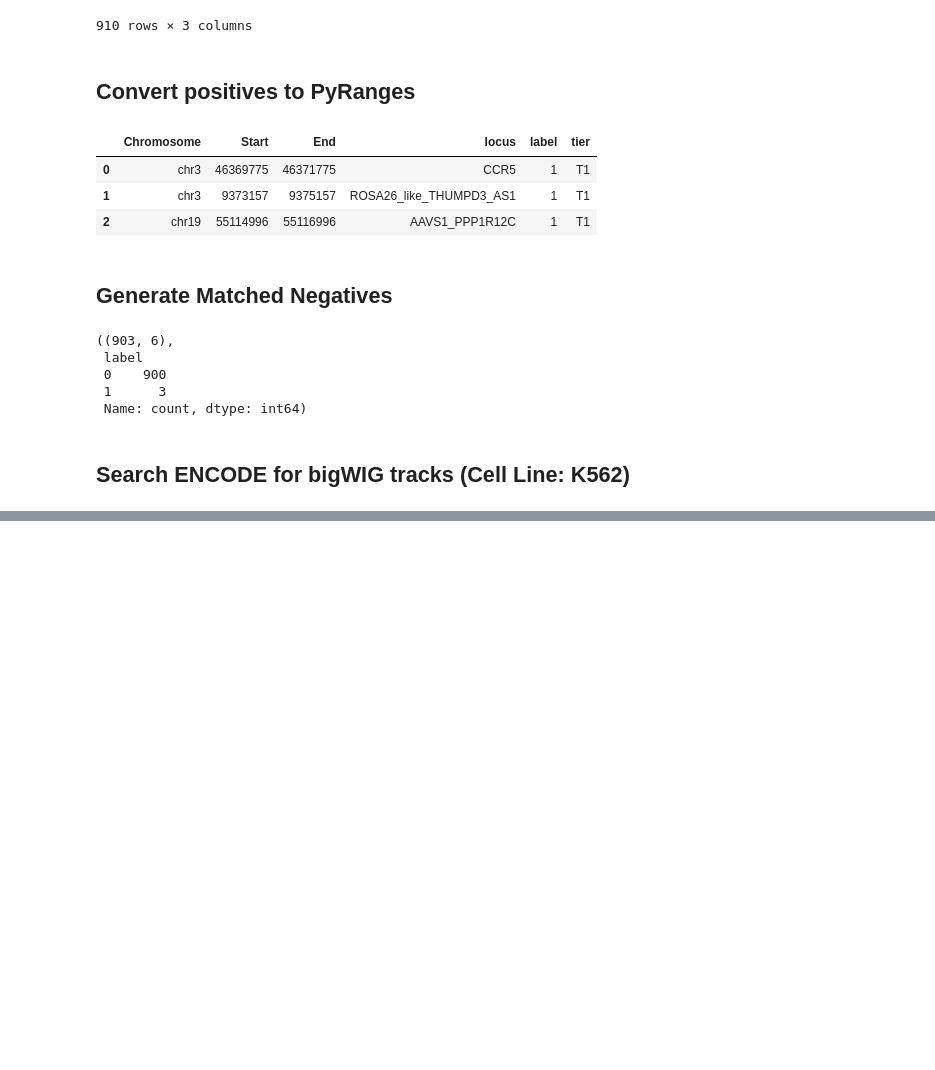
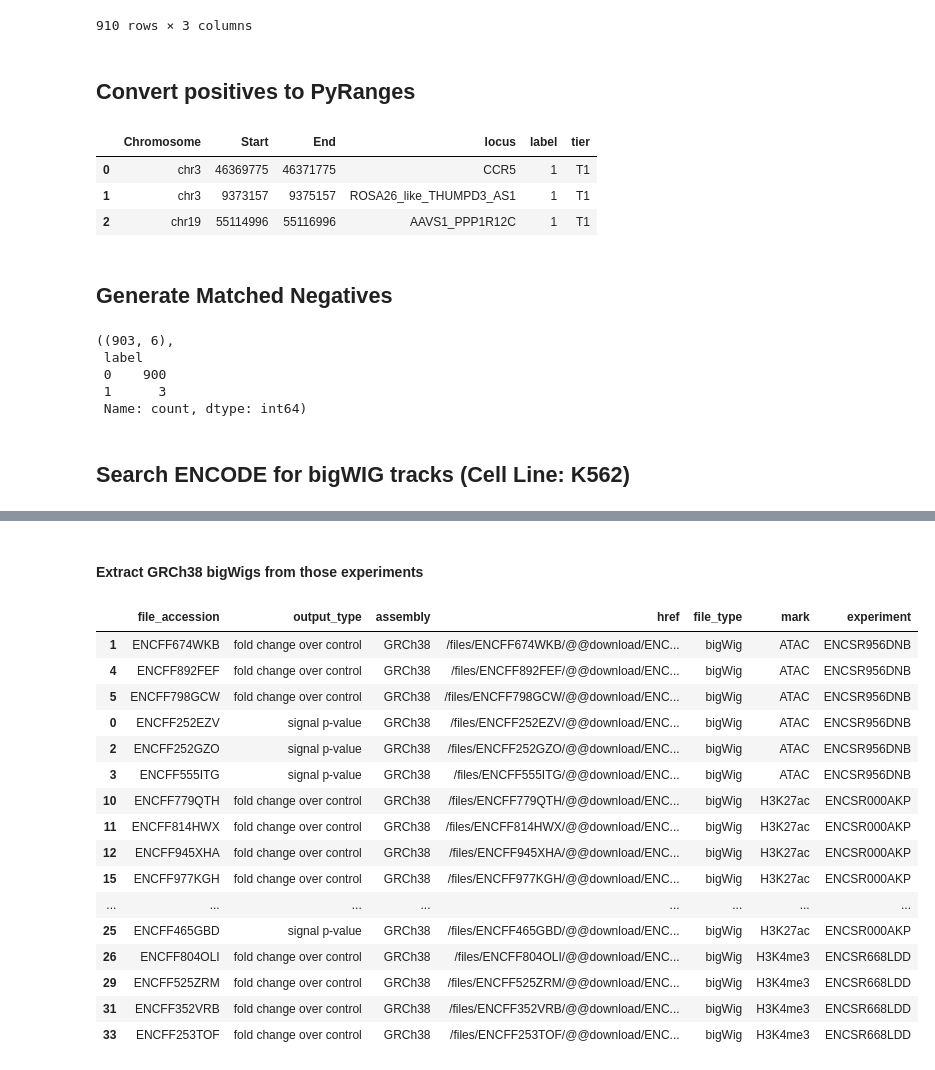
Before and after one commit to imazani/safe-harbor-ml, a Jupyter notebook: notebooks/01_feature_extraction.ipynb, the cells around one changed output, grey strips where cells are left out. Drawn from its saved outputs; the diff is of its cells as text; code cells hidden in the pictures; blank space fills up the shorter version.

Commit message:
K562 feaure extraction complete, ATAC_seq, H3K27ac, H3K4me3 bigwigs downloaded

```diff
--- a/notebooks/01_feature_extraction.ipynb
+++ b/notebooks/01_feature_extraction.ipynb
@@ -225,0 +228,13 @@ HTTPError: 404 Client Error: Not Found for url: https://www.encodeproject.org/se
+# %%
+# NOTE: Histone marks are typically under "Histone ChIP-seq" in ENCODE searches. :contentReference[oaicite:3]{index=3}
+
+exp_atac = encode_search_experiments("K562", "ATAC-seq", target_label=None, limit=5)
+exp_k27ac = encode_search_experiments("K562", "Histone ChIP-seq", target_label="H3K27ac", limit=5)
+exp_k4me3 = encode_search_experiments("K562", "Histone ChIP-seq", target_label="H3K4me3", limit=5)
+
+df_atac = list_experiment_accessions(exp_atac).assign(mark="ATAC")
+df_k27 = list_experiment_accessions(exp_k27ac).assign(mark="H3K27ac")
+df_k4m = list_experiment_accessions(exp_k4me3).assign(mark="H3K4me3")
+
+exp_df = pd.concat([df_atac, df_k27, df_k4m], ignore_index=True)
+exp_df
@@ -225,0 +320,7 @@ HTTPError: 404 Client Error: Not Found for url: https://www.encodeproject.org/se
+# %%
+picked = (
+    exp_df.dropna(subset=["accession"])
+         .groupby("mark", as_index=False)
+         .head(1)
+)
+picked
@@ -225,0 +332,56 @@ HTTPError: 404 Client Error: Not Found for url: https://www.encodeproject.org/se
+# %% [markdown]
+#### Extract GRCh38 bigWigs from those experiments
+# %%
+def get_experiment_json(accession: str) -> dict:
+    url = f"https://www.encodeproject.org/experiments/{accession}/"
+    params = {"format": "json", "frame": "embedded"}
+    r = requests.get(url, headers=HEADERS, params=params, timeout=60)
+    r.raise_for_status()
+    return r.json()
+
+def extract_bigwigs_from_experiment(exp_json: dict, assembly: str = "GRCh38") -> pd.DataFrame:
+    rows = []
+    for f in exp_json.get("files", []):
+        if f.get("file_format") != "bigWig":
+            continue
+        if f.get("assembly") != assembly:
+            continue
+        rows.append({
+            "file_accession": f.get("accession"),
+            "output_type": f.get("output_type"),
+            "assembly": f.get("assembly"),
+            "href": f.get("href"),
+            "file_type": f.get("file_type"),
+        })
+    return pd.DataFrame(rows)
+
+bw_tables = []
+for _, row in picked.iterrows():
+    acc = row["accession"]
+    mark = row["mark"]
+    exp_json = get_experiment_json(acc)
+    bw = extract_bigwigs_from_experiment(exp_json, assembly="GRCh38")
+    bw["mark"] = mark
+    bw["experiment"] = acc
+    bw_tables.append(bw)
+
+bw_df = pd.concat(bw_tables, ignore_index=True) if bw_tables else pd.DataFrame()
+bw_df.sort_values(["mark", "output_type"]).head(30)
+# %% [output]
+|  | file_accession | output_type | assembly | href | file_type | mark | experiment |
+| 1 | ENCFF674WKB | fold change over control | GRCh38 | /files/ENCFF674WKB/@@download/ENC... | bigWig | ATAC | ENCSR956DNB |
+| 4 | ENCFF892FEF | fold change over control | GRCh38 | /files/ENCFF892FEF/@@download/ENC... | bigWig | ATAC | ENCSR956DNB |
+| 5 | ENCFF798GCW | fold change over control | GRCh38 | /files/ENCFF798GCW/@@download/ENC... | bigWig | ATAC | ENCSR956DNB |
+| 0 | ENCFF252EZV | signal p-value | GRCh38 | /files/ENCFF252EZV/@@download/ENC... | bigWig | ATAC | ENCSR956DNB |
+| 2 | ENCFF252GZO | signal p-value | GRCh38 | /files/ENCFF252GZO/@@download/ENC... | bigWig | ATAC | ENCSR956DNB |
+| 3 | ENCFF555ITG | signal p-value | GRCh38 | /files/ENCFF555ITG/@@download/ENC... | bigWig | ATAC | ENCSR956DNB |
+| 10 | ENCFF779QTH | fold change over control | GRCh38 | /files/ENCFF779QTH/@@download/ENC... | bigWig | H3K27ac | ENCSR000AKP |
+| 11 | ENCFF814HWX | fold change over control | GRCh38 | /files/ENCFF814HWX/@@download/ENC... | bigWig | H3K27ac | ENCSR000AKP |
+| 12 | ENCFF945XHA | fold change over control | GRCh38 | /files/ENCFF945XHA/@@download/ENC... | bigWig | H3K27ac | ENCSR000AKP |
+| 15 | ENCFF977KGH | fold change over control | GRCh38 | /files/ENCFF977KGH/@@download/ENC... | bigWig | H3K27ac | ENCSR000AKP |
+| ... | ... | ... | ... | ... | ... | ... | ... |
+| 25 | ENCFF465GBD | signal p-value | GRCh38 | /files/ENCFF465GBD/@@download/ENC... | bigWig | H3K27ac | ENCSR000AKP |
+| 26 | ENCFF804OLI | fold change over control | GRCh38 | /files/ENCFF804OLI/@@download/ENC... | bigWig | H3K4me3 | ENCSR668LDD |
+| 29 | ENCFF525ZRM | fold change over control | GRCh38 | /files/ENCFF525ZRM/@@download/ENC... | bigWig | H3K4me3 | ENCSR668LDD |
+| 31 | ENCFF352VRB | fold change over control | GRCh38 | /files/ENCFF352VRB/@@download/ENC... | bigWig | H3K4me3 | ENCSR668LDD |
+| 33 | ENCFF253TOF | fold change over control | GRCh38 | /files/ENCFF253TOF/@@download/ENC... | bigWig | H3K4me3 | ENCSR668LDD |
```
Also changed, not shown: parts of 23 cells of this notebook.
